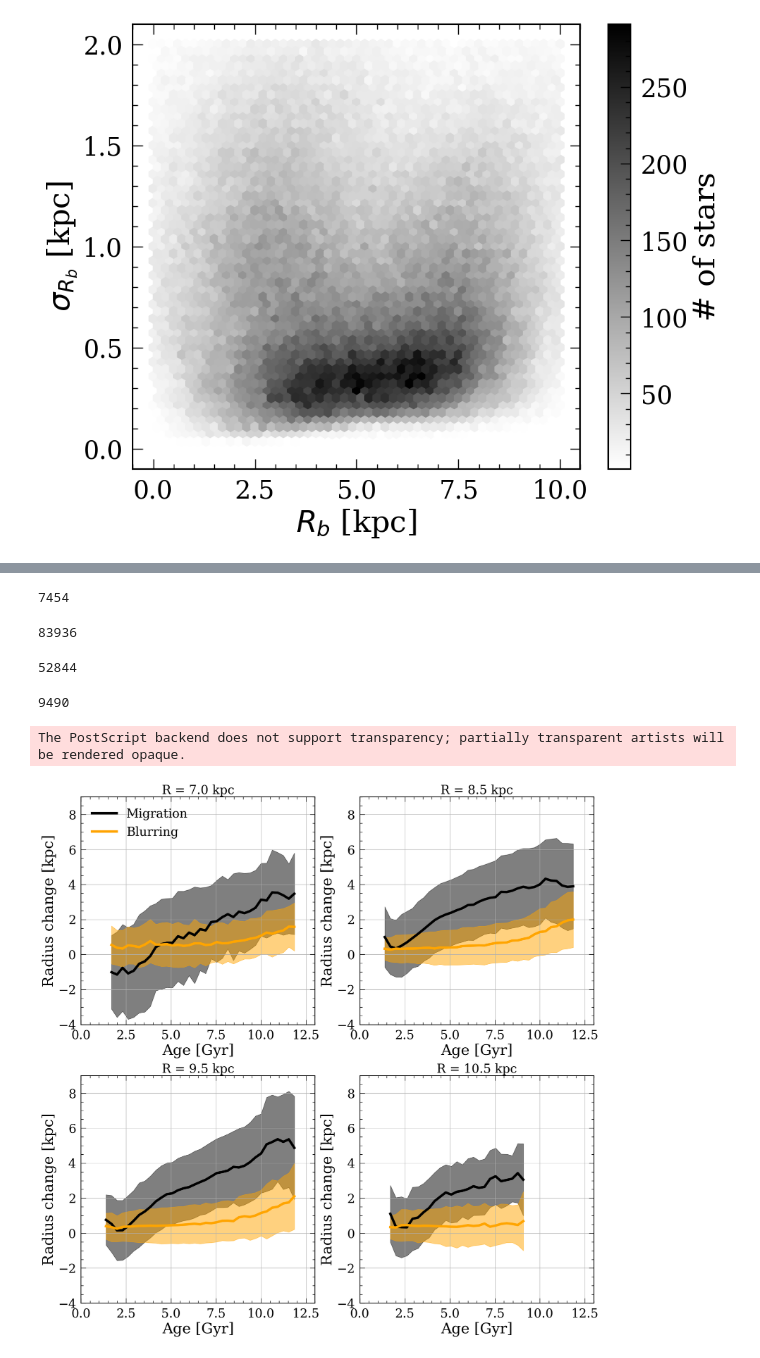
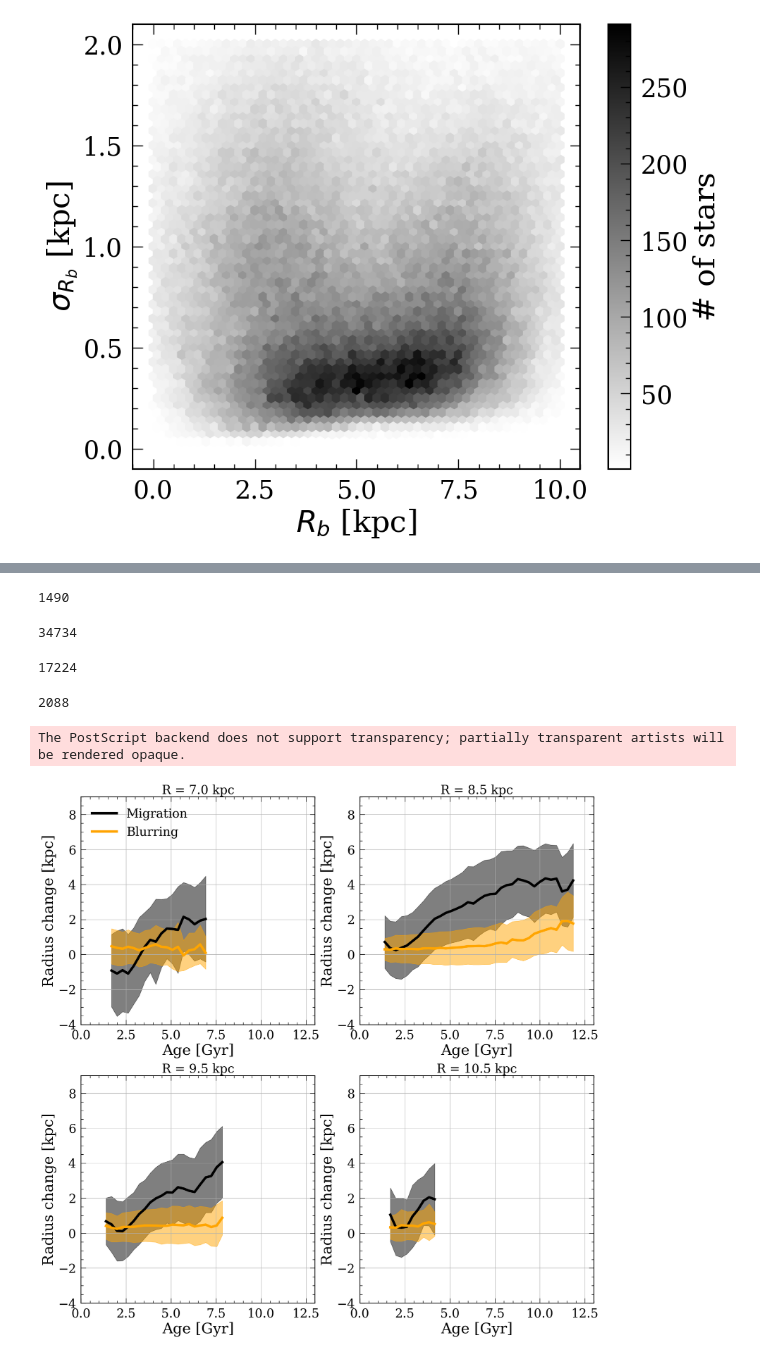
Before and after one commit to lyx12311/FeHScatter, a Jupyter notebook: Figures-Paper2.ipynb, the cells around one changed output, grey strips where cells are left out. Cells and saved outputs as stored; diff of their text form; code cells hidden in the pictures.

```diff
--- a/Figures-Paper2.ipynb
+++ b/Figures-Paper2.ipynb
@@ -98,7 +98,7 @@ sub_tryRb_sub = sub_tryRb
 sub_tryRb_sub = sub_tryRb.loc[abs(sub_tryRb['R_GUIDING'])<20]
 sub_tryRb_sub = sub_tryRb_sub.loc[sub_tryRb_sub['Rb']<20]
 sub_tryRb_sub = sub_tryRb_sub.loc[sub_tryRb_sub['FEH']>-1]
-sub_tryRb_sub = sub_tryRb_sub.loc[abs(sub_tryRb_sub['R_GUIDING']-8.2)<0.2]
+sub_tryRb_sub = sub_tryRb_sub.loc[abs(sub_tryRb_sub['R']-8.2)<0.2]
 
 for i in trange(len(agebincalc_rm)-1):
     sub_tryRb_sing = sub_tryRb_sub.loc[(sub_tryRb_sub['AGE_sca']>agebincalc_rm[i])&(sub_tryRb_sub['AGE_sca']<agebincalc_rm[i+1])]
@@ -114,16 +114,16 @@ for i in trange(len(agebincalc_rm)-1):
         continue
 
     Rbdist = unc.normal(sub_tryRb_sing['Rb'].values,
-                     std=sub_tryRb_sing['R_err'].values,
+                     std=sub_tryRb_sing['Rb_err'].values,
                      n_samples=1000)
-    Rdist = unc.normal(sub_tryRb_sing['R_GUIDING'].values,
+    Rdist = unc.normal(sub_tryRb_sing['R'].values,
                      std=sub_tryRb_sing['R_err'].values,
                      n_samples=1000)
 
     drdist = np.std(Rbdist-Rdist)
 
-    mean_dr[i] = drdist.pdf_median()
-    mean_dr_err[i] = np.median(np.sqrt(drdist.pdf_var()))
+    mean_dr[i] = drdist.pdf_mean()
+    mean_dr_err[i] = drdist.pdf_var()
 
 
 plt.figure(figsize=(8,8))
@@ -145,7 +145,7 @@ plt.errorbar(dR_sim['meanage'][m], dR_sim['meandR'][m],
 plt.xlim([0,14])
 plt.ylim([0,10])
 plt.xlabel('Age [Gyr]')
-plt.ylabel('σ($R$-$R_b$) [kpc]')
+plt.ylabel('σ$_{(R-R_b)}$ [kpc]')
 plt.legend()
 
 plt.savefig('Figures/eps/migrationStr',bbox_inches='tight')
@@ -155,7 +155,10 @@ plt.savefig('Figures/migrationStr.png',bbox_inches='tight')
 # %%
 import astropy.uncertainty as unc
 
+sub_tryRb = pd.read_pickle('NewRb.pkl')
+
 agebincalc_rm = np.linspace(0,12,40)
+sub_tryRb = sub_tryRb.loc[sub_tryRb['AGE_ERR']<np.diff(agebincalc_rm)[0]]
 sub_tryRb['AGE_sca'] = sub_tryRb['AGE']
 sub_tryRb_sub_all = sub_tryRb.loc[abs(sub_tryRb['R_GUIDING'])<20]
 sub_tryRb_sub_all = sub_tryRb_sub_all.loc[sub_tryRb_sub_all['Rb']<20]
@@ -199,35 +202,35 @@ for rsel in [7.0,8.5,9.5,10.5]:
     plt.plot((agebincalc_rm[1:]+agebincalc_rm[:-1])/2, mean_dr,'-',
              color='k', linewidth=5, label='Migration')
     plt.fill_between((agebincalc_rm[1:]+agebincalc_rm[:-1])/2,
                     mean_dr-std_dr, mean_dr+std_dr,color='k',
                     alpha=0.5)
 
     """plt.errorbar((agebincalc_rm[1:]+agebincalc_rm[:-1])/2, mean_blr,
                  yerr=std_blr, fmt='.',  color='orange', alpha=0.5,
                 linewidth=10)"""
     plt.plot((agebincalc_rm[1:]+agebincalc_rm[:-1])/2, mean_blr,'-',
              color='orange', linewidth=5, label='Blurring')
     plt.fill_between((agebincalc_rm[1:]+agebincalc_rm[:-1])/2,
                     mean_blr-std_blr, mean_blr+std_blr,color='orange',
                     alpha=0.5)
     plt.grid()
 
     plt.xlim([0,13])
     plt.ylim([-4,9])
     plt.xlabel('Age [Gyr]')
     plt.ylabel('Radius change [kpc]')
     if count==1:
         plt.legend(loc=2)
     plt.title('R = '+str(rsel)+' kpc', fontsize=25)
     count = count+1
 plt.tight_layout()
 
 plt.savefig('Figures/eps/migrationStr',bbox_inches='tight')
 plt.savefig('Figures/migrationStr.png',bbox_inches='tight')
 # %% [output]
-7454
+1490
-83936
+34734
-52844
+17224
-9490
+2088
 The PostScript backend does not support transparency; partially transparent artists will be rendered opaque.
-[figure, old version]
+[figure, new version]
```
Also changed, not shown: parts of 7 cells of this notebook, 3 other files.
